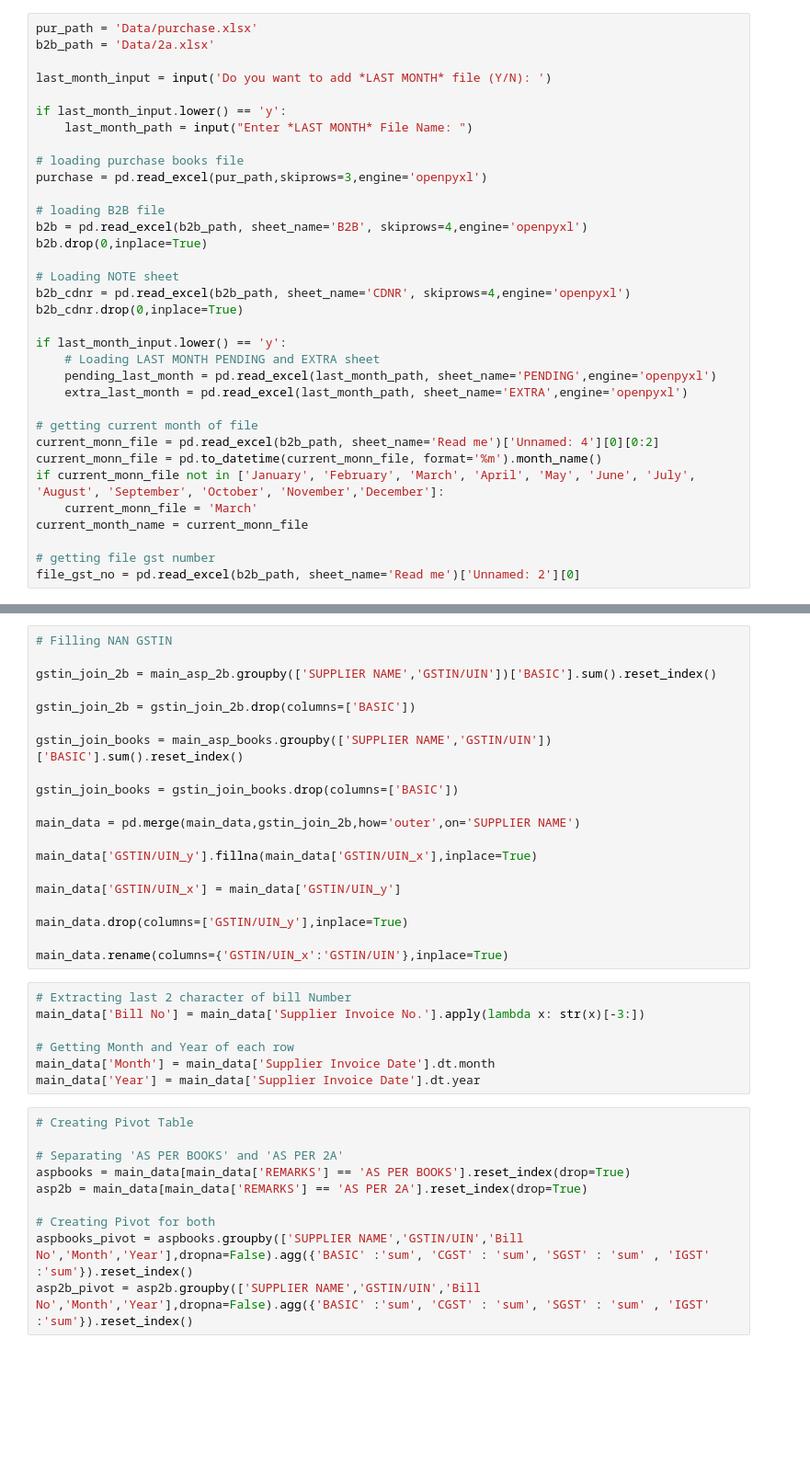
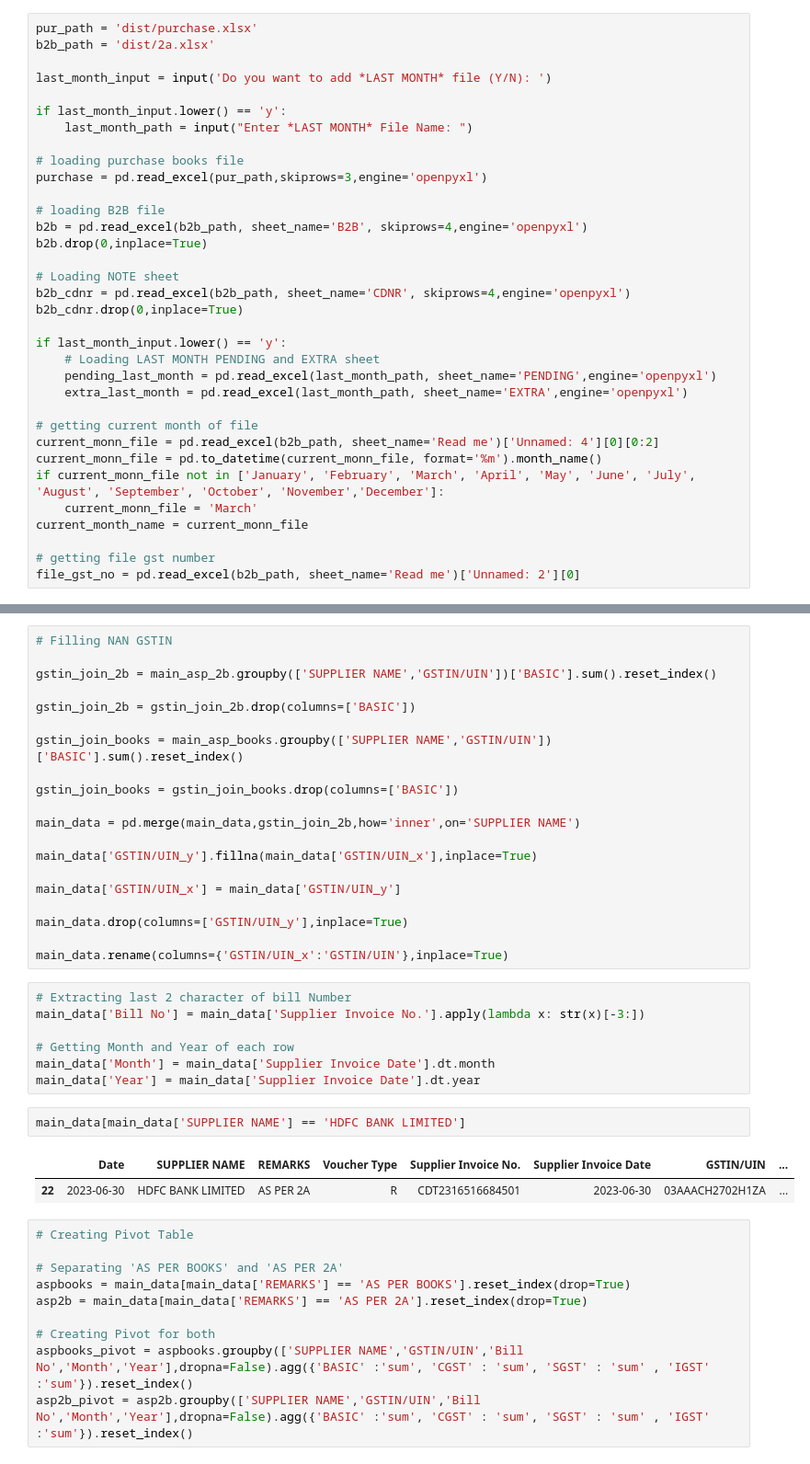
Before and after one commit to NamanGarg2075/ITC-Reconsilation, a Jupyter notebook: 2A main.ipynb, the cells around one changed output, grey strips where cells are left out. Shown at 92% size. Saved outputs shown, nothing was run; the diff lists cells and outputs as text; blank space fills up the shorter version.

```diff
--- a/2A main.ipynb
+++ b/2A main.ipynb
@@ -1,8 +1,8 @@
 # %%
 import pandas as pd
 # %%
-pur_path = 'Data/purchase.xlsx'
-b2b_path = 'Data/2a.xlsx'
+pur_path = 'dist/purchase.xlsx'
+b2b_path = 'dist/2a.xlsx'
 
 last_month_input = input('Do you want to add *LAST MONTH* file (Y/N): ')
 
@@ -195,7 +195,7 @@ gstin_join_books = main_asp_books.groupby(['SUPPLIER NAME','GSTIN/UIN'])['BASIC'
 
 gstin_join_books = gstin_join_books.drop(columns=['BASIC'])
 
-main_data = pd.merge(main_data,gstin_join_2b,how='outer',on='SUPPLIER NAME')
+main_data = pd.merge(main_data,gstin_join_2b,how='inner',on='SUPPLIER NAME')
 
 main_data['GSTIN/UIN_y'].fillna(main_data['GSTIN/UIN_x'],inplace=True)
 
@@ -211,6 +211,11 @@ main_data['Bill No'] = main_data['Supplier Invoice No.'].apply(lambda x: str(x)[
 # Getting Month and Year of each row
 main_data['Month'] = main_data['Supplier Invoice Date'].dt.month
 main_data['Year'] = main_data['Supplier Invoice Date'].dt.year
+# %%
+main_data[main_data['SUPPLIER NAME'] == 'HDFC BANK LIMITED']
+# %% [output]
+|  | Date | SUPPLIER NAME | REMARKS | Voucher Type | Supplier Invoice No. | Supplier Invoice Date | GSTIN/UIN | ... |
+| 22 | 2023-06-30 | HDFC BANK LIMITED | AS PER 2A | R | CDT2316516684501 | 2023-06-30 | 03AAACH2702H1ZA | ... |
 # %%
 # Creating Pivot Table
 
```
Also changed, not shown: parts of 1 cell of this notebook, 6 other files.
